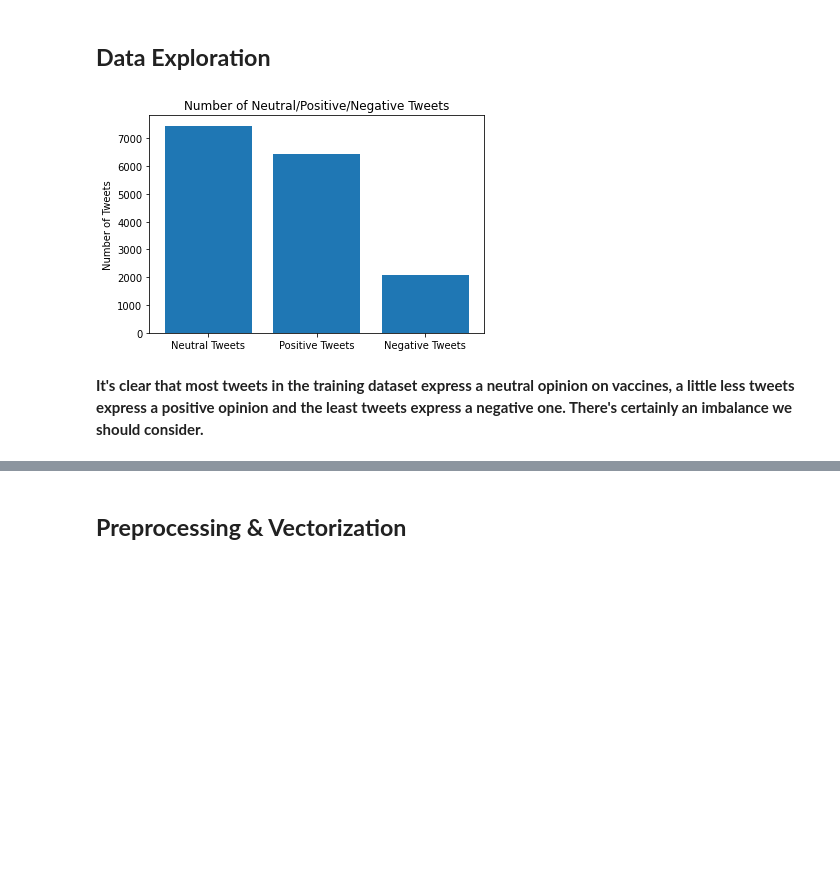
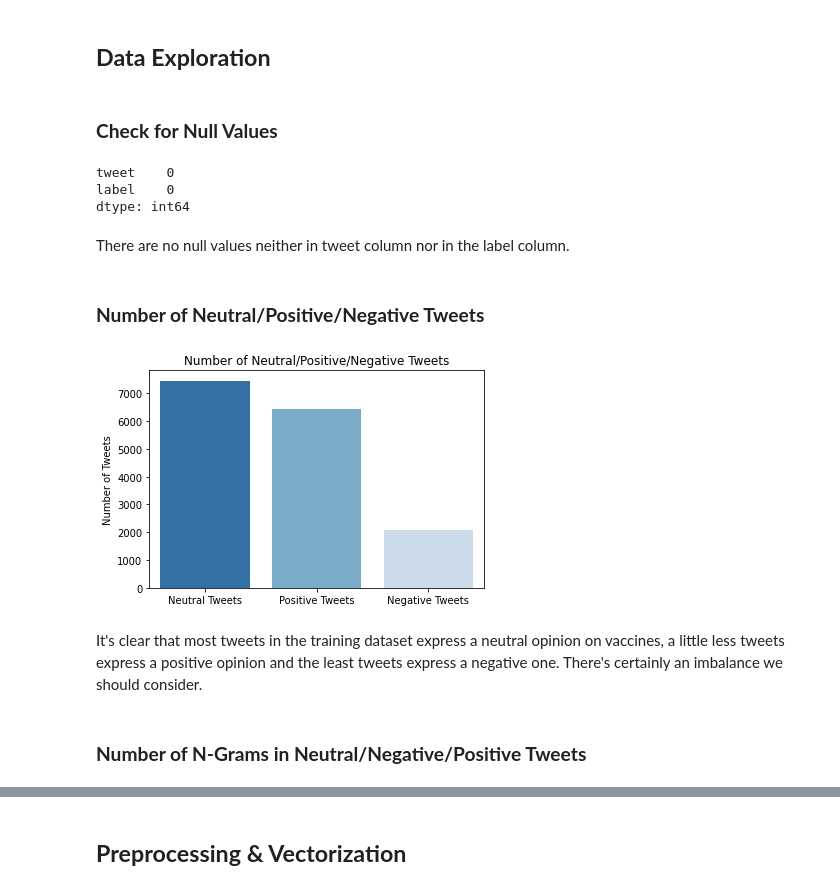
Before and after one commit to d-maniatakos/covid19-vaccine-sentiment-analysis, a Jupyter notebook: vaccine_sentiment_classifier.ipynb, the cells around one changed output, grey strips where cells are left out. Drawn from its saved outputs; the diff is of its cells as text; code cells hidden in the pictures; blank space fills up the shorter version.

```diff
--- a/vaccine_sentiment_classifier.ipynb
+++ b/vaccine_sentiment_classifier.ipynb
@@ -23,13 +26,25 @@ train_data =  pd.read_csv('vaccine_train_set.csv').iloc[:, 1:]
 validation_data = pd.read_csv('vaccine_validation_set.csv').iloc[:, 1:]
 # %% [markdown]
 ## **Data Exploration**
+# %% [markdown]
+### **Check for Null Values**
+# %%
+train_data.isnull().sum()
+# %% [output]
+tweet    0
+label    0
+dtype: int64
+# %% [markdown]
+There are no null values neither in tweet column nor in the label column.
+# %% [markdown]
+### **Number of Neutral/Positive/Negative Tweets**
 # %%
-plt.bar(['Neutral Tweets','Positive Tweets','Negative Tweets'], train_data['label'].value_counts())
-plt.ylabel("Number of Tweets")
-plt.title("Number of Neutral/Positive/Negative Tweets")
+sns.barplot(x=['Neutral Tweets','Positive Tweets','Negative Tweets'], y=train_data['label'].value_counts(), palette='Blues_r').set(title='Number of Neutral/Positive/Negative Tweets', ylabel='Number of Tweets')
 plt.show()
 # %% [output]
-[figure, old version]
+[figure, new version]
 # %% [markdown]
-**It's clear that most tweets in the training dataset express a neutral opinion on vaccines, a little less tweets express a positive opinion and the least tweets express a negative one. There's certainly an imbalance we should consider.**
+It's clear that most tweets in the training dataset express a neutral opinion on vaccines, a little less tweets express a positive opinion and the least tweets express a negative one. There's certainly an imbalance we should consider.
+# %% [markdown]
+### **Number of N-Grams in Neutral/Negative/Positive Tweets**
 # %%
```
Also changed, not shown: parts of 15 cells of this notebook.
